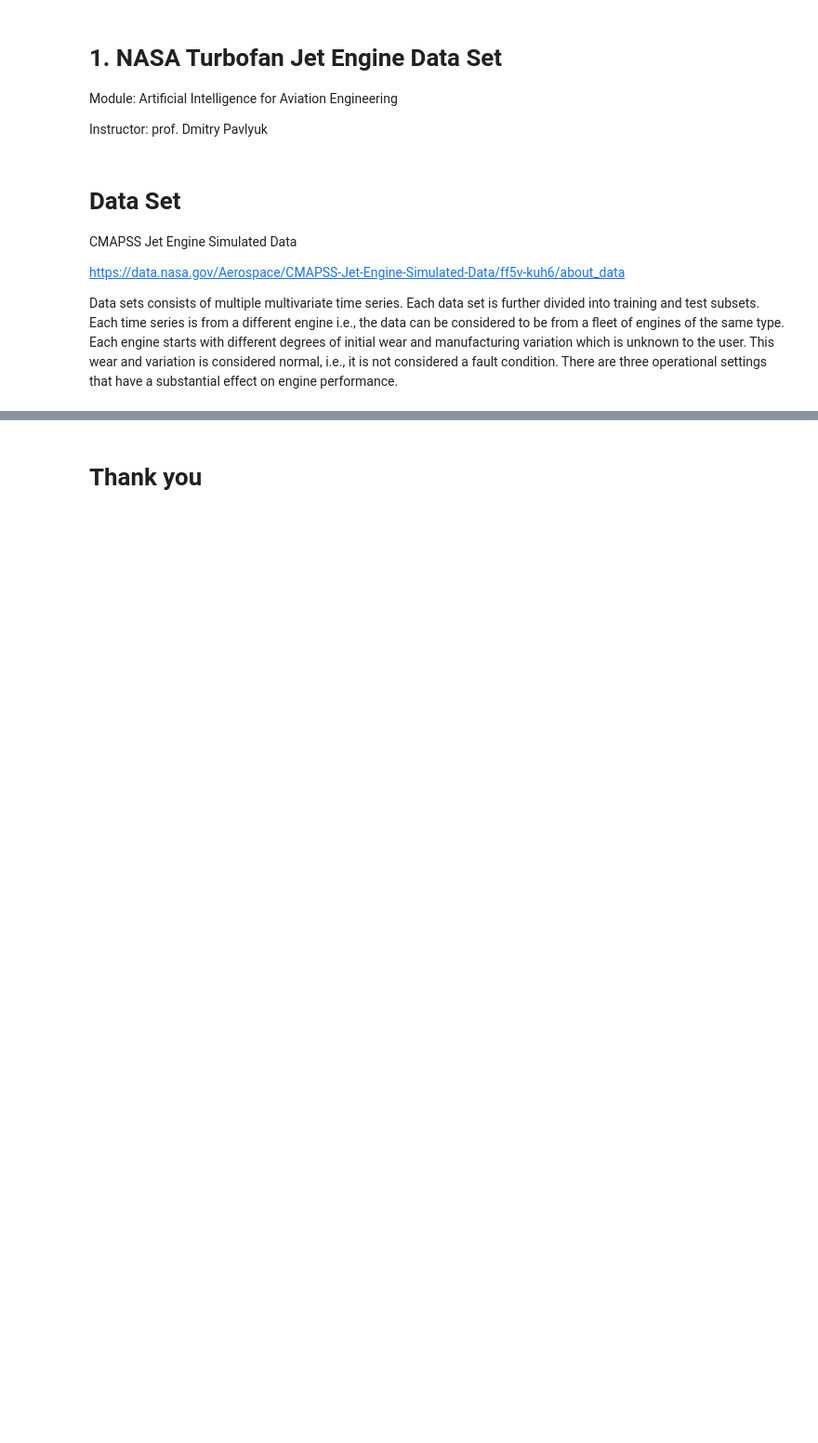
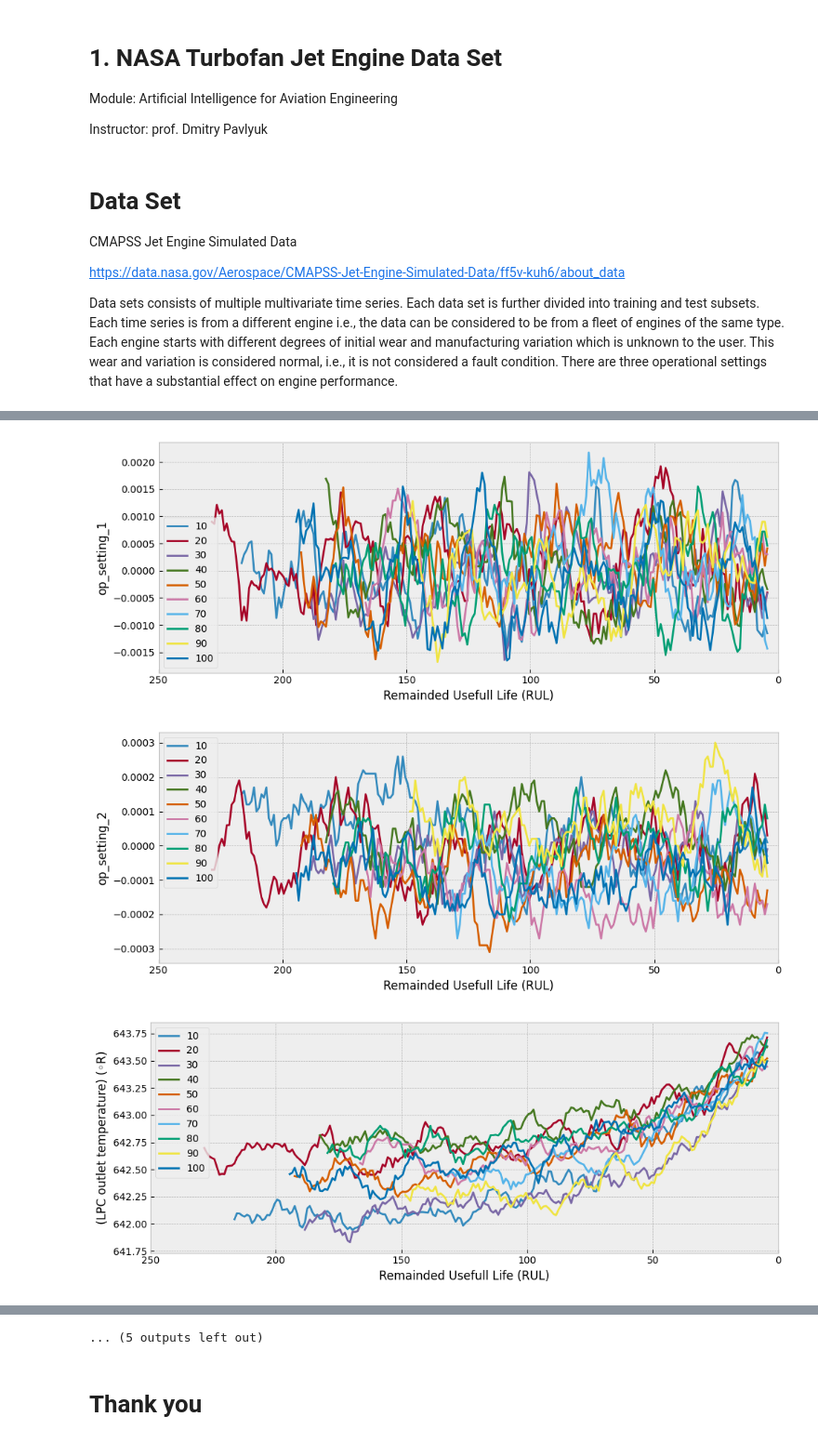
Before and after one commit to DmitryPavlyuk/ai-aviation-engineering, a Jupyter notebook: 02.PredictiveMaintenance/presentation2.1.NASA.ipynb, the cells around one changed output, grey strips where cells are left out. Shown at 93% size. Cells and saved outputs as stored; diff of their text form; code cells hidden in the pictures; blank space fills up the shorter version.

```diff
--- a/02.PredictiveMaintenance/presentation2.1.NASA.ipynb
+++ b/02.PredictiveMaintenance/presentation2.1.NASA.ipynb
@@ -31,0 +108,4 @@ operable program or batch file.
+# %%
+data_val = pd.read_csv('CMAPSS/test_FD001.txt' , sep = ' ' , header=None,names=column_names,index_col=False )
+data_train = pd.read_csv('CMAPSS/train_FD001.txt' , sep = ' ' , header=None, names=column_names, index_col=False )
+y_val = pd.read_csv('CMAPSS/RUL_FD001.txt' , header=None , names=['RUL'] )
@@ -31,0 +228,15 @@ operable program or batch file.
+# %%
+
+for col in features:
+  figure = plt.figure(figsize=(10,4))
+  for engine in df['engine'].unique():
+      if (engine % 10 ==0 ):
+          rolling_window = df[ df['engine']==engine ].rolling(10).mean()
+          sns.lineplot(data = rolling_window, x = 'rul' , y =col, label =engine)
+  plt.tight_layout(), plt.xlim(250 , 0)
+  plt.xlabel('Remainded Usefull Life (RUL)') , plt.ylabel(Sensor_dictionary.get(col,col))
+  plt.show()
+# %% [output]
+[figure, added]
+[figure, added]
+[figure, added]
@@ -31,0 +252 @@ operable program or batch file.
+... (5 outputs left out)
```
Also changed, not shown: parts of 19 cells of this notebook.
